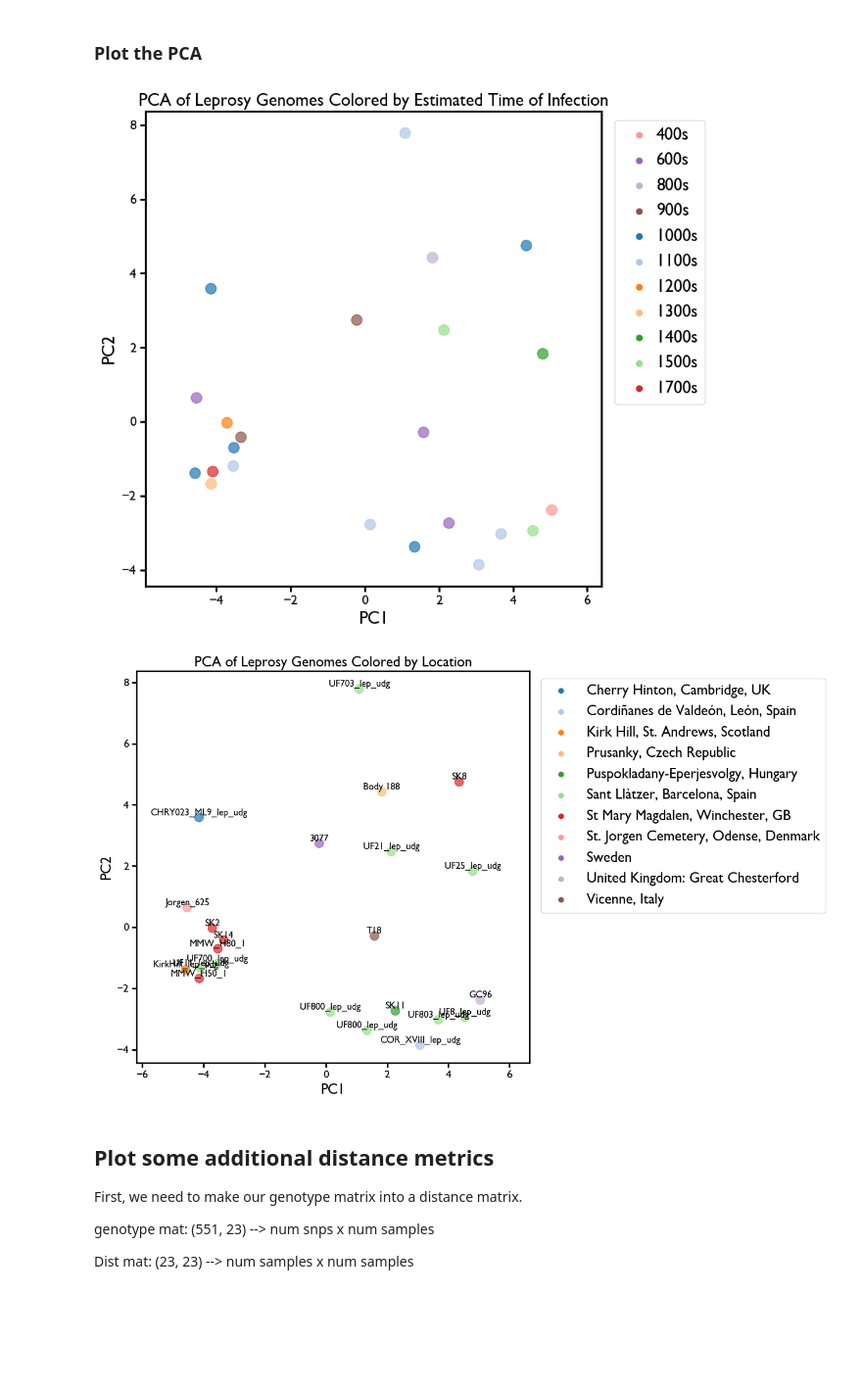
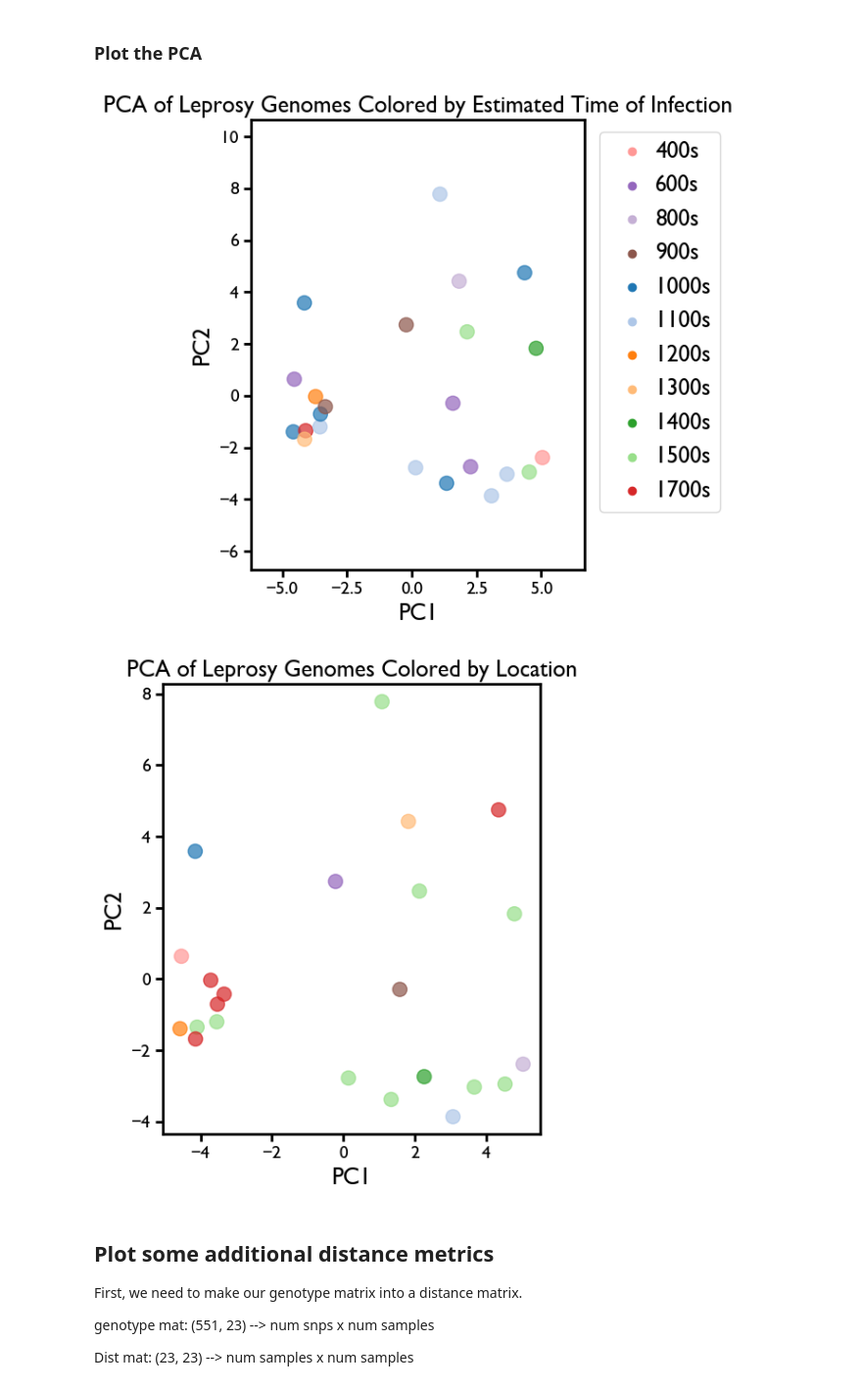
Before and after one commit to skylarwalters/biol1430_leprosy_analysis, a Jupyter notebook: pca.ipynb, the cells around one changed output. Shown at 98% size. Drawn from its saved outputs; the diff is of its cells as text; code cells hidden in the pictures; blank space fills up the shorter version.

```diff
--- a/pca.ipynb
+++ b/pca.ipynb
@@ -103,7 +103,7 @@ y_min, y_max = X_pca[:,1].min(), X_pca[:,1].max()
 
 xy_lim = max(abs(x_min), abs(x_max), abs(y_min), abs(y_max))
 # %%
-plt.figure(figsize=(9, 8))
+plt.figure(figsize=(6, 6))
 
 plt.scatter(X_pca[:,0], X_pca[:,1],
             c=colors_time,
@@ -113,37 +113,37 @@ plt.scatter(X_pca[:,0], X_pca[:,1],
 
 sorted_unique_ages = sorted(unique_ages, key=lambda x: int(x.rstrip('s')))
 
 for century in sorted_unique_ages:
     plt.scatter([], [],
                 color=colors_dict_age[century],
                 label=century
                 )
 
 ax = plt.gca()
 
 ax = plt.gca()
 for spine in ax.spines.values():
     spine.set_linewidth(2)
 
 ax.set_aspect('equal', adjustable='datalim')
 plt.tick_params(width=2, length=6, labelsize = 14)
 
 plt.xlabel("PC1", fontsize = 18)
 plt.ylabel("PC2", fontsize = 18)
 plt.title("PCA of Leprosy Genomes Colored by Estimated Time of Infection", fontsize=18)
 plt.legend(bbox_to_anchor=(1.01, 1),
            loc='upper left',
            fontsize=18,
            handletextpad=0)
 plt.tight_layout()
 
 plt.savefig('pca_by_year.png')
 plt.show()
 # %% [output]
-[figure, old version]
+[figure, new version]
 # %%
 # pca with sample labels
-plt.figure(figsize=(13,8))
+plt.figure(figsize=(5,6))
 
 plt.scatter(X_pca[:,0], X_pca[:,1],
             c=colors_loc,
@@ -163,13 +163,13 @@ for spine in ax.spines.values():
     spine.set_linewidth(2)
 
 # Add sample labels on top of each point
-for i, sample in enumerate(unique_samples):  # sample_names should be length N
-    ax.text(X_pca[i,0], X_pca[i,1], sample,
-            fontsize=12,
-            ha='center',
-            va='bottom',  # 'bottom' places text slightly above the point
-            color='black'
-           )
+# for i, sample in enumerate(unique_samples):  # sample_names should be length N
+#     ax.text(X_pca[i,0], X_pca[i,1], sample,
+#             fontsize=12,
+#             ha='center',
+#             va='bottom',  # 'bottom' places text slightly above the point
+#             color='black'
+#            )
 
 ax.set_aspect('equal', adjustable='datalim')
 plt.tick_params(width=2, length=6, labelsize = 14)
@@ -180,12 +180,13 @@ plt.title("PCA of Leprosy Genomes Colored by Location", fontsize=18)
 plt.legend(bbox_to_anchor=(1.01, 1),
            loc='upper left',
            fontsize=18)
+plt.legend().set_visible(False)
 plt.tight_layout()
 
 plt.savefig('pca_by_location.png')
 plt.show()
 # %% [output]
-[figure, old version]
+[figure, new version]
 # %%
 plt.figure(figsize=(13,8))
 
```
Also changed, not shown: 10 other files.
